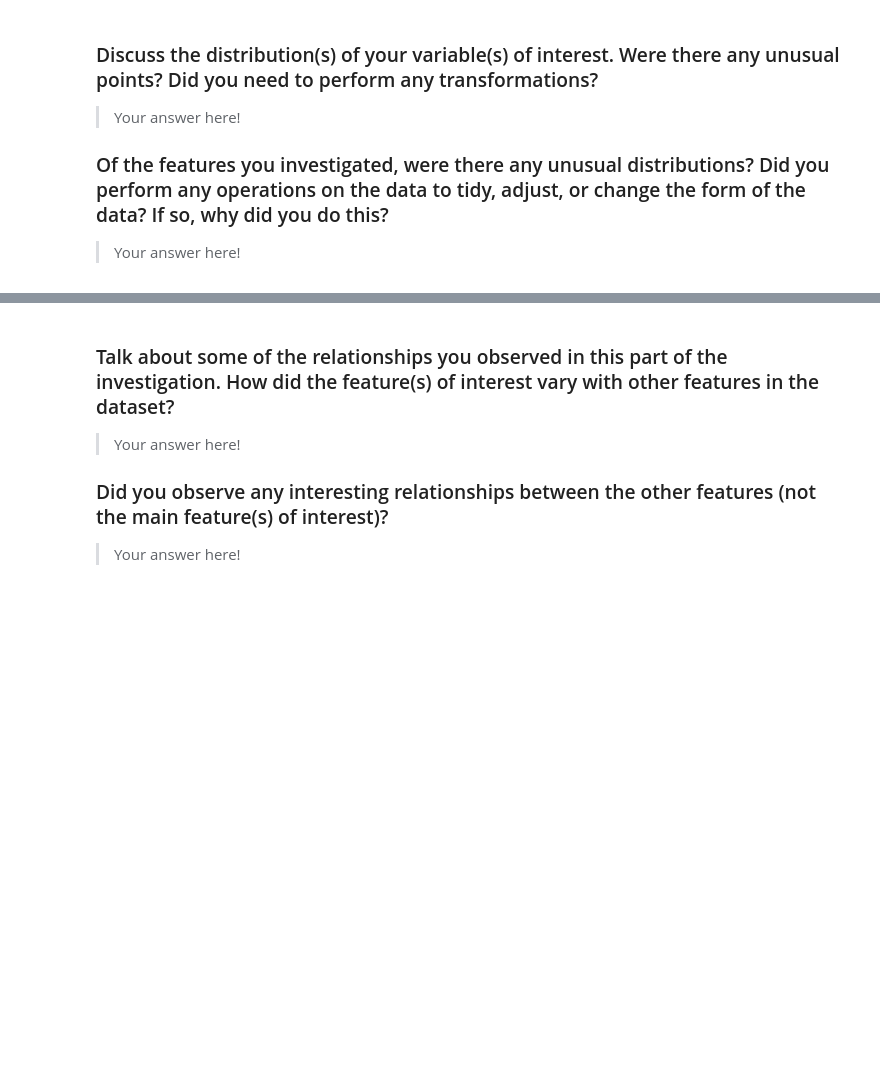
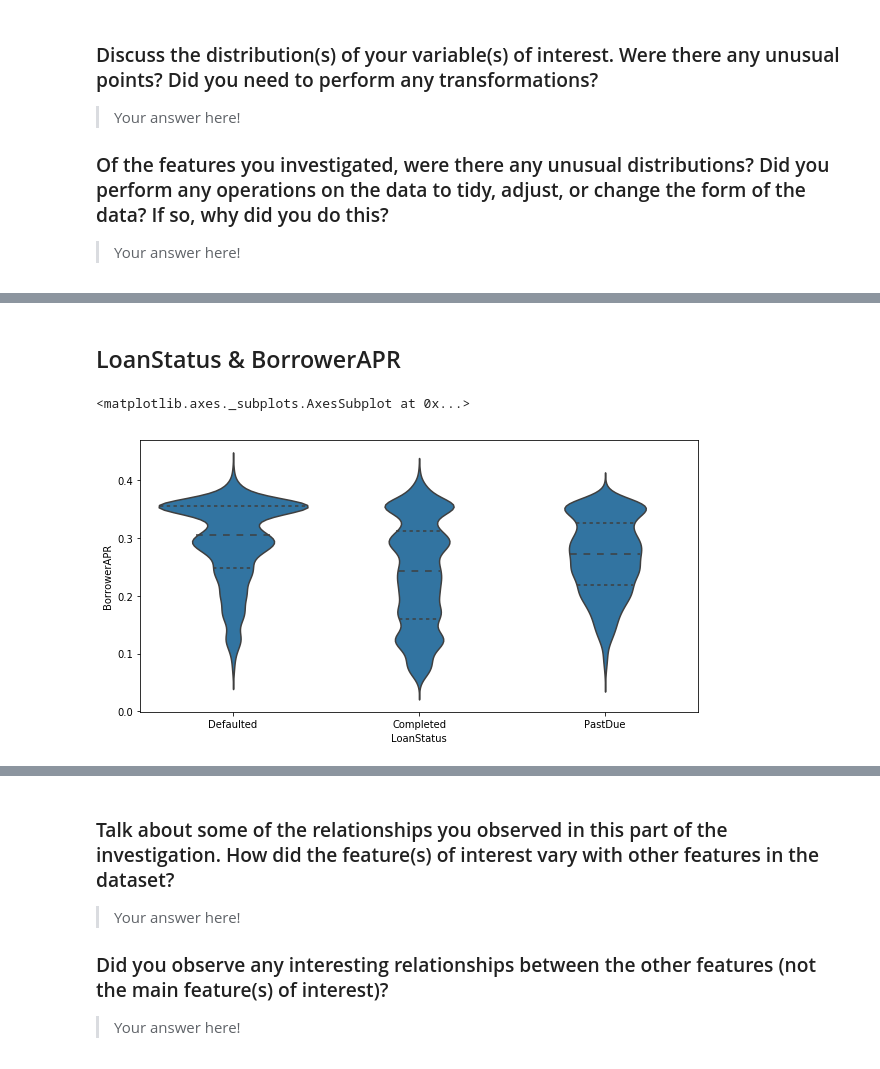
Before and after one commit to yaman-jaghbeer/Communicate-Data-Finding, a Jupyter notebook: exploration.ipynb, the cells around one changed output, grey strips where cells are left out. Cells and saved outputs as stored; diff of their text form; code cells hidden in the pictures; blank space fills up the shorter version.

```diff
--- a/exploration.ipynb
+++ b/exploration.ipynb
@@ -517,0 +525,8 @@ fashion in the previous section (univariate exploration).
+# %% [markdown]
+## LoanStatus & BorrowerAPR
+# %%
+fsize()
+sb.violinplot(data = prosper_df, x = 'LoanStatus', y = 'BorrowerAPR',inner = 'quartile',color = base_color)
+# %% [output]
+<matplotlib.axes._subplots.AxesSubplot at 0x...>
+[figure, added]
```
Also changed, not shown: parts of 38 cells of this notebook.
